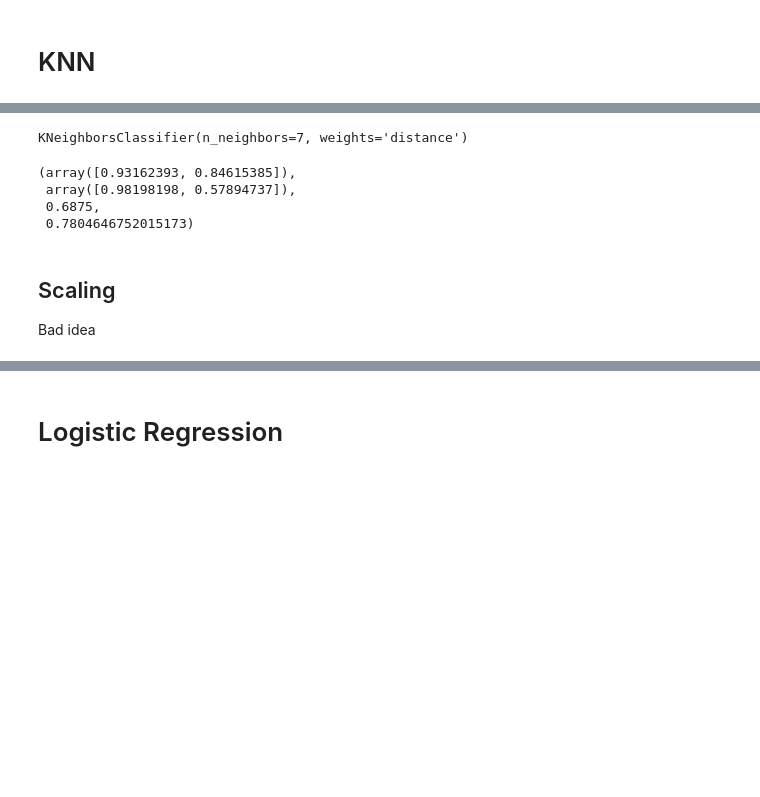
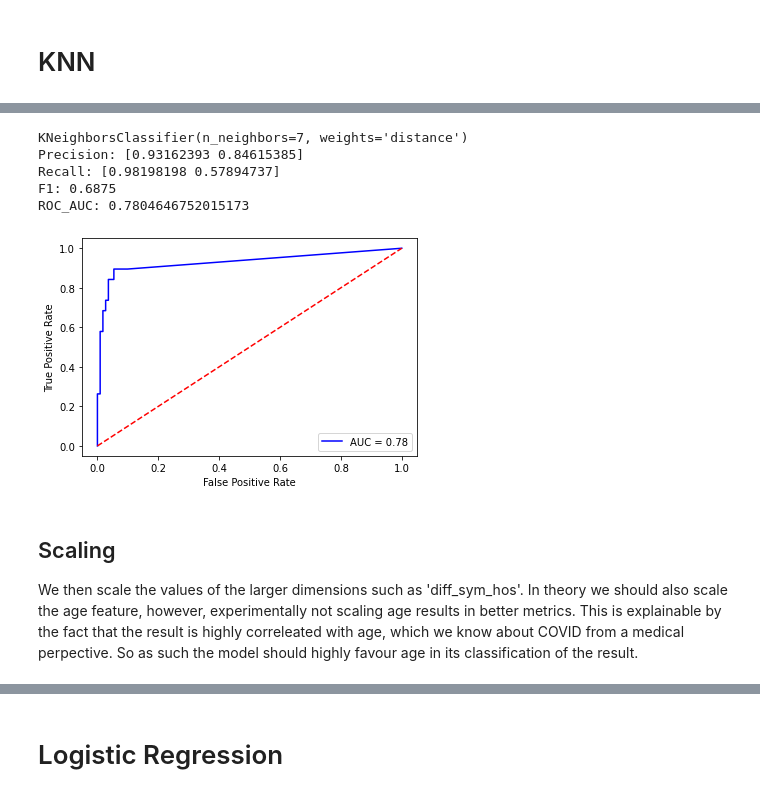
Before and after one commit to YMaher99/Machine-Learning-Course-Project, a Jupyter notebook: covid_merge.ipynb, the cells around one changed output, grey strips where cells are left out. Drawn from its saved outputs; the diff is of its cells as text; code cells hidden in the pictures; blank space fills up the shorter version.

```diff
--- a/covid_merge.ipynb
+++ b/covid_merge.ipynb
@@ -235,18 +222,20 @@ KNeighborsClassifier(n_neighbors=1, weights='distance')
 # %%
 encoded_columns =['symptom1', 'symptom2', 'symptom3', 'symptom4', 'symptom5', 'symptom6', 'location', 'country']
 df_encoded = encode(encoded_columns, df)
 X_train, X_validate, X_test, y_train, y_validate, y_test = split(df_encoded)
 best_knn = knn_validate(X_train, X_validate, y_train, y_validate)
 print(best_knn)
-train_test(best_knn, X_train, X_test, y_train, y_test)
+precision,recall,f1,roc_auc = train_test(best_knn, X_train, X_test, y_train, y_test)
+print(f"Precision: {precision}\nRecall: {recall}\nF1: {f1}\nROC_AUC: {roc_auc}")
+draw_roc_curve(best_knn,X_test,y_test)
 # %% [output]
 KNeighborsClassifier(n_neighbors=7, weights='distance')
+Precision: [0.93162393 0.84615385]
+Recall: [0.98198198 0.57894737]
+F1: 0.6875
+ROC_AUC: 0.7804646752015173
-(array([0.93162393, 0.84615385]),
- array([0.98198198, 0.57894737]),
- 0.6875,
- 0.7804646752015173)
+[figure, added]
 # %% [markdown]
 ## Scaling
-
-Bad idea
+We then scale the values of the larger dimensions such as 'diff_sym_hos'. In theory we should also scale the age feature, however, experimentally not scaling age results in better metrics. This is explainable by the fact that the result is highly correleated with age, which we know about COVID from a medical perpective. So as such the model should highly favour age in its classification of the result.
 # %%
```
Also changed, not shown: parts of 80 cells of this notebook, 2 other files.
